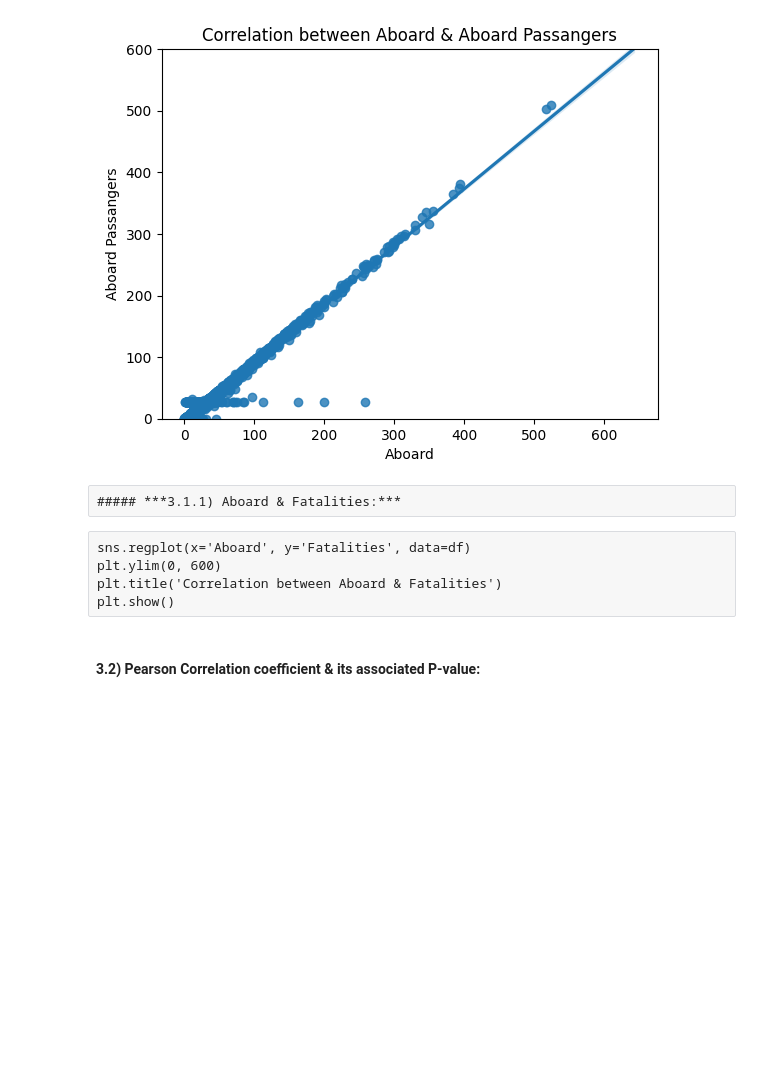
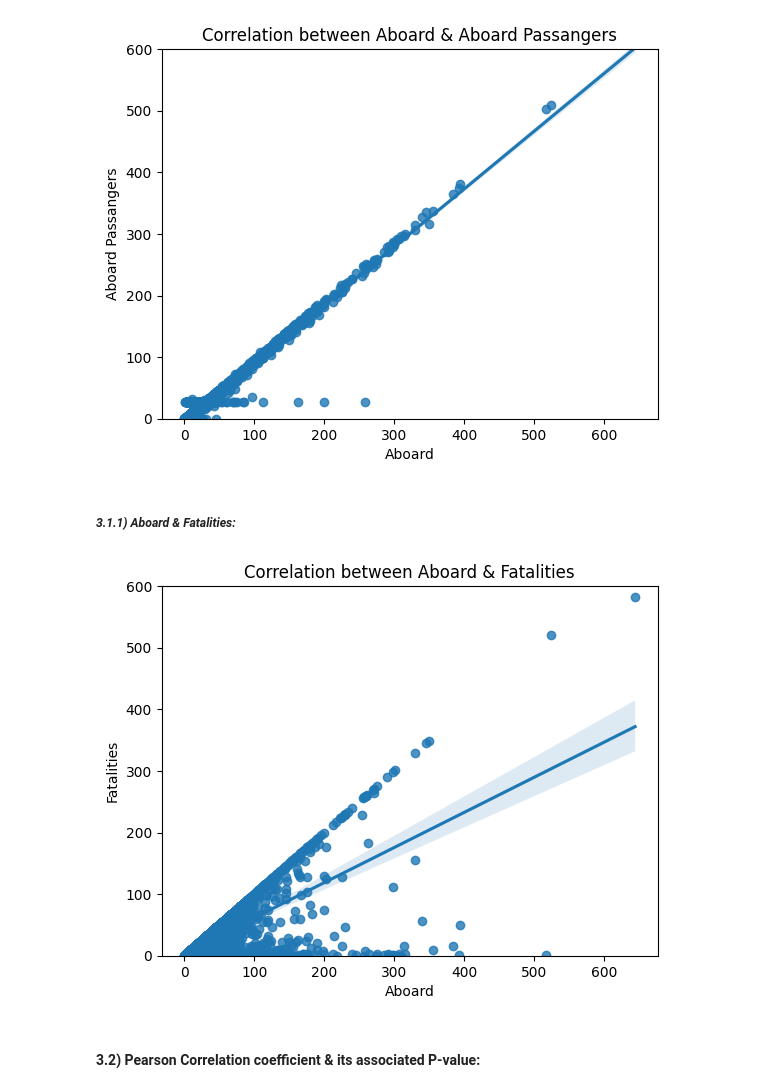
Before and after one commit to AbdessamadTzn/Dat-Analysis, a Jupyter notebook: Analyzing Flight Crashes/analyzing_flight_crashes.ipynb, the cells around one changed output. Drawn from its saved outputs; the diff is of its cells as text; code cells hidden in the pictures; blank space fills up the shorter version.

Commit message:
EDA - Correlation between Aboard & Fatalities

```diff
--- a/Analyzing Flight Crashes/analyzing_flight_crashes.ipynb
+++ b/Analyzing Flight Crashes/analyzing_flight_crashes.ipynb
@@ -517,13 +517,15 @@ plt.title('Correlation between Aboard & Aboard Passangers')
 plt.show()
 # %% [output]
 [figure]
-# %% [raw]
-##### ***3.1.1) Aboard & Fatalities:***
-# %% [raw]
-sns.regplot(x='Aboard', y='Fatalities', data=df)
-plt.ylim(0, 600)
-plt.title('Correlation between Aboard & Fatalities')
-plt.show()
+# %% [markdown]
+##### ***3.1.1) Aboard & Fatalities:***
+# %%
+sns.regplot(x='Aboard', y='Fatalities', data=df)
+plt.ylim(0, 600)
+plt.title('Correlation between Aboard & Fatalities')
+plt.show()
+# %% [output]
+[figure, added]
 # %% [markdown]
 #### **3.2) Pearson Correlation coefficient & its associated P-value:**
 # %% [markdown]
```
